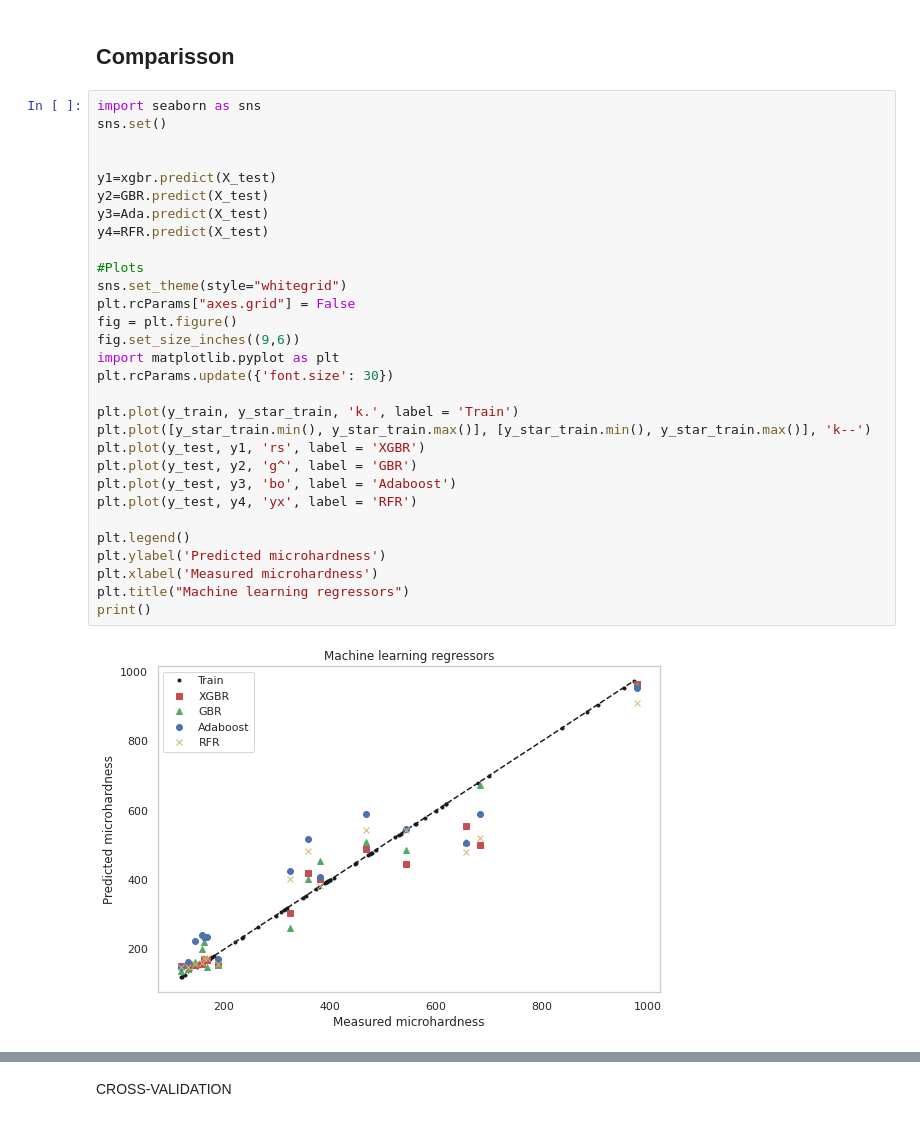
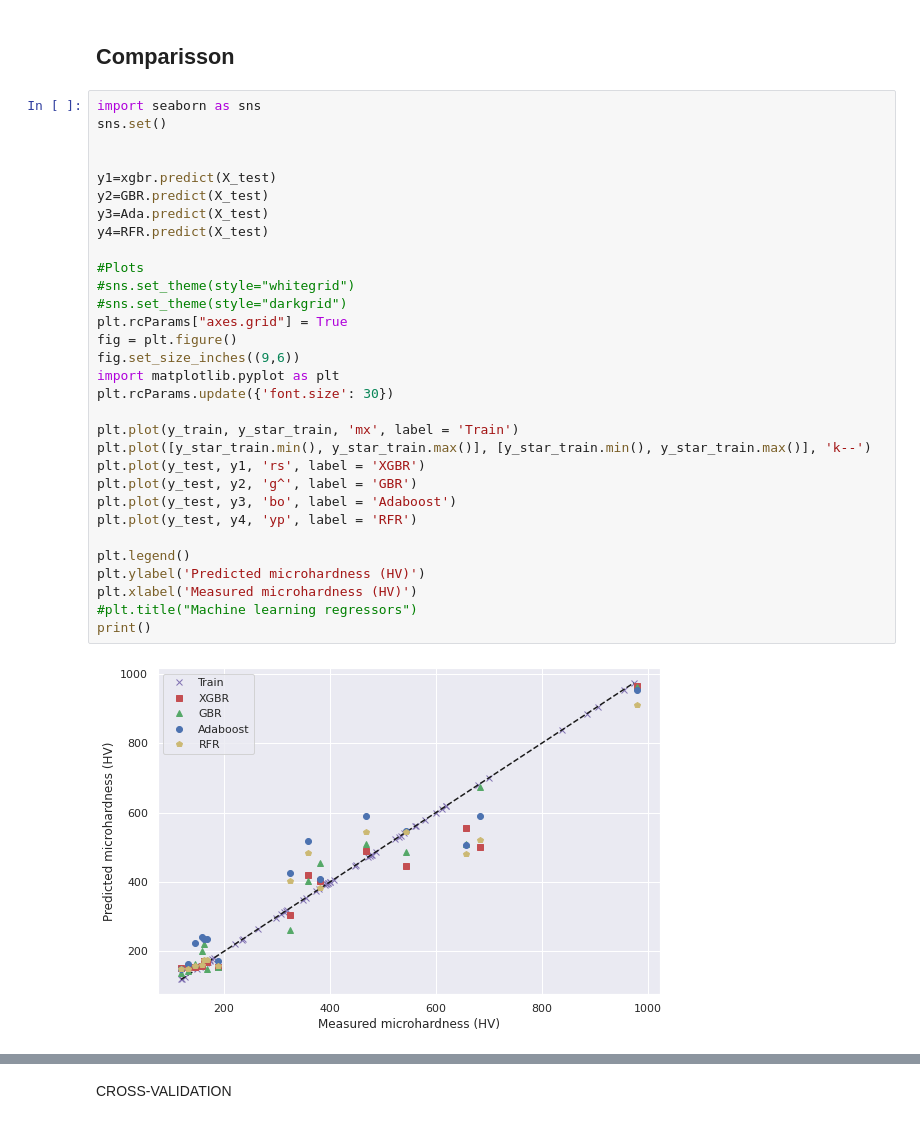
Before and after one commit to GermanOmar/Wear, a Jupyter notebook: Wear_HV.ipynb, the cells around one changed output, grey strips where cells are left out. Saved outputs shown, nothing was run; the diff lists cells and outputs as text.

```diff
--- a/Wear_HV.ipynb
+++ b/Wear_HV.ipynb
@@ -441,32 +440,33 @@ IM:  95.4140240157254
 # %%
 import seaborn as sns
 sns.set()
 
 
 y1=xgbr.predict(X_test)
 y2=GBR.predict(X_test)
 y3=Ada.predict(X_test)
 y4=RFR.predict(X_test)
 
 #Plots
-sns.set_theme(style="whitegrid")
-plt.rcParams["axes.grid"] = False
+#sns.set_theme(style="whitegrid")
+#sns.set_theme(style="darkgrid")
+plt.rcParams["axes.grid"] = True
 fig = plt.figure()
 fig.set_size_inches((9,6))
 import matplotlib.pyplot as plt
 plt.rcParams.update({'font.size': 30})
 
-plt.plot(y_train, y_star_train, 'k.', label = 'Train')
+plt.plot(y_train, y_star_train, 'mx', label = 'Train')
 plt.plot([y_star_train.min(), y_star_train.max()], [y_star_train.min(), y_star_train.max()], 'k--')
 plt.plot(y_test, y1, 'rs', label = 'XGBR')
 plt.plot(y_test, y2, 'g^', label = 'GBR')
 plt.plot(y_test, y3, 'bo', label = 'Adaboost')
-plt.plot(y_test, y4, 'yx', label = 'RFR')
+plt.plot(y_test, y4, 'yp', label = 'RFR')
 
 plt.legend()
-plt.ylabel('Predicted microhardness')
-plt.xlabel('Measured microhardness')
-plt.title("Machine learning regressors")
+plt.ylabel('Predicted microhardness (HV)')
+plt.xlabel('Measured microhardness (HV)')
+#plt.title("Machine learning regressors")
 print()
 # %% [output]
-[figure, old version]
+[figure, new version]
```
Also changed, not shown: parts of 2 cells of this notebook.
